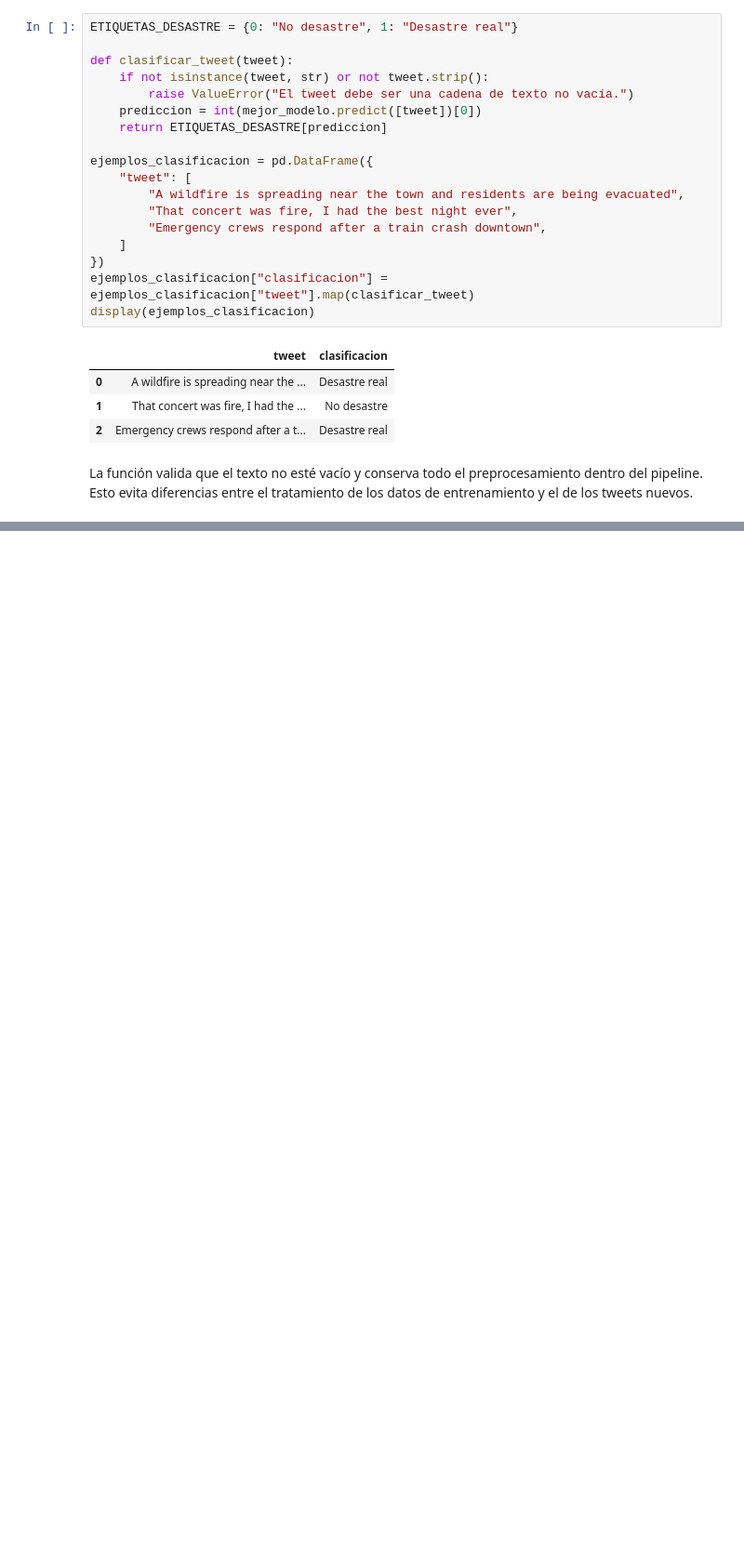
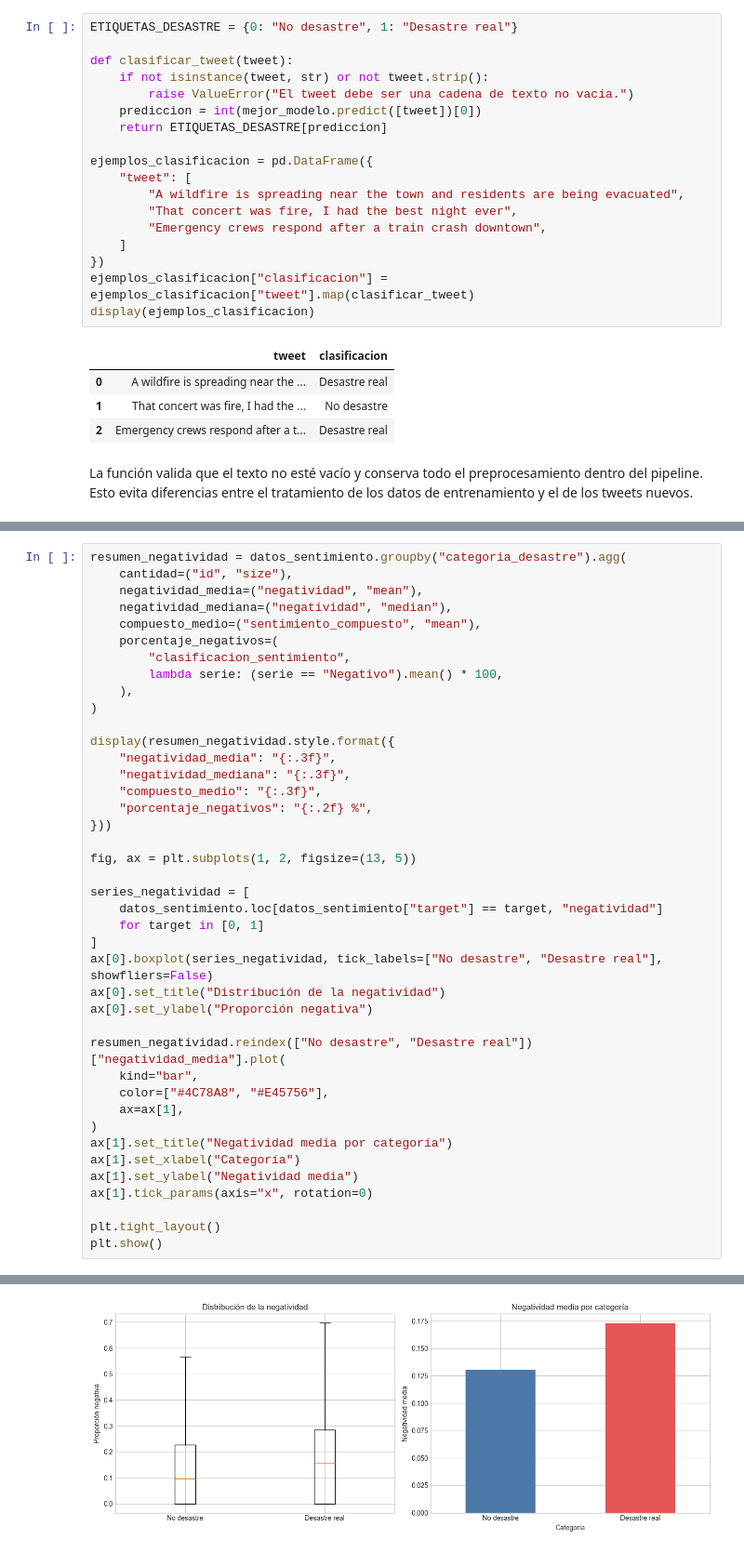
Before and after one commit to Ninaswiftie09/Data_Science, a Jupyter notebook: notebooks/laboratorio_5.ipynb, the cells around one changed output, grey strips where cells are left out. Shown at 93% size. Saved outputs shown, nothing was run; the diff lists cells and outputs as text; blank space fills up the shorter version.

```diff
--- a/notebooks/laboratorio_5.ipynb
+++ b/notebooks/laboratorio_5.ipynb
@@ -577,0 +721,42 @@ La función valida que el texto no esté vacío y conserva todo el preprocesamie
+# %%
+resumen_negatividad = datos_sentimiento.groupby("categoria_desastre").agg(
+    cantidad=("id", "size"),
+    negatividad_media=("negatividad", "mean"),
+    negatividad_mediana=("negatividad", "median"),
+    compuesto_medio=("sentimiento_compuesto", "mean"),
+    porcentaje_negativos=(
+        "clasificacion_sentimiento",
+        lambda serie: (serie == "Negativo").mean() * 100,
+    ),
+)
+
+display(resumen_negatividad.style.format({
+    "negatividad_media": "{:.3f}",
+    "negatividad_mediana": "{:.3f}",
+    "compuesto_medio": "{:.3f}",
+    "porcentaje_negativos": "{:.2f} %",
+}))
+
+fig, ax = plt.subplots(1, 2, figsize=(13, 5))
+
+series_negatividad = [
+    datos_sentimiento.loc[datos_sentimiento["target"] == target, "negatividad"]
+    for target in [0, 1]
+]
+ax[0].boxplot(series_negatividad, tick_labels=["No desastre", "Desastre real"], showfliers=False)
+ax[0].set_title("Distribución de la negatividad")
+ax[0].set_ylabel("Proporción negativa")
+
+resumen_negatividad.reindex(["No desastre", "Desastre real"])["negatividad_media"].plot(
+    kind="bar",
+    color=["#4C78A8", "#E45756"],
+    ax=ax[1],
+)
+ax[1].set_title("Negatividad media por categoría")
+ax[1].set_xlabel("Categoría")
+ax[1].set_ylabel("Negatividad media")
+ax[1].tick_params(axis="x", rotation=0)
+
+plt.tight_layout()
+plt.show()
+# %% [output]
@@ -577,0 +767 @@ La función valida que el texto no esté vacío y conserva todo el preprocesamie
+[figure, added]
```
Also changed, not shown: parts of 16 cells of this notebook.
